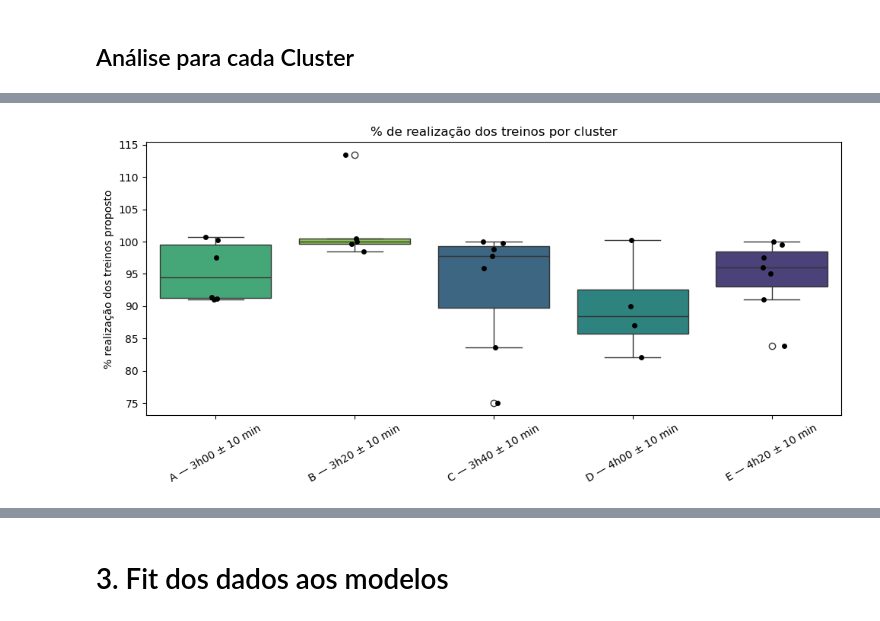
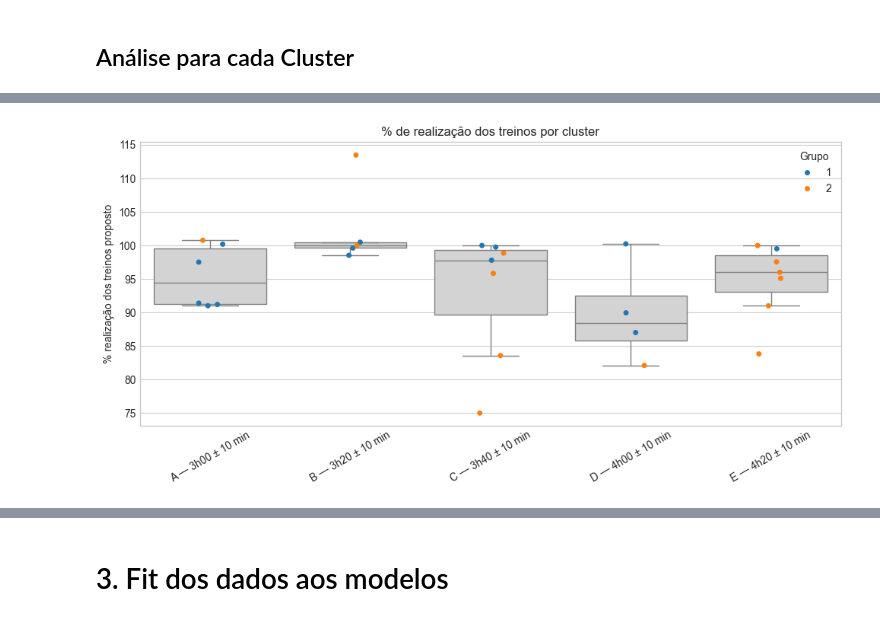
Before and after one commit to Gabriel-Vernizi/CurveFittingRunners, a Jupyter notebook: PythonCodes/dados_vinicius.ipynb, the cells around one changed output, grey strips where cells are left out. Drawn from its saved outputs; the diff is of its cells as text; code cells hidden in the pictures.

```diff
--- a/PythonCodes/dados_vinicius.ipynb
+++ b/PythonCodes/dados_vinicius.ipynb
@@ -389,16 +404,32 @@ plt.show()
 # %%
+palette = sns.color_palette(["#1f77b4", "#ff7f0e"])
+
 plt.figure(figsize=(10, 5))
 
-sns.boxplot(data=df, x="cluster_42km", y="% realização dos treinos proposto",
-            order=cluster_order, hue="cluster_42km",
-            palette="viridis", legend=False)
-sns.stripplot(data=df, x="cluster_42km", y="% realização dos treinos proposto",
-              order=cluster_order, color="black", size=5)
+sns.boxplot(
+    data=df,
+    x="cluster_42km",
+    y="% realização dos treinos proposto",
+    order=cluster_order,
+    color="lightgray",
+    showfliers=False
+)
+
+sns.stripplot(
+    data=df,
+    x="cluster_42km",
+    y="% realização dos treinos proposto",
+    order=cluster_order,
+    hue="Grupo",
+    palette=palette,
+    size=5
+)
 
 plt.title("% de realização dos treinos por cluster")
 plt.xlabel("")
 plt.xticks(rotation=30)
 plt.tight_layout()
+plt.savefig(SAVE_PATH / "% RealizacaoTreinosPorCluster.png")
 plt.show()
 # %% [output]
-[figure, old version]
+[figure, new version]
```
Also changed, not shown: parts of 19 cells of this notebook, 12 other files.
